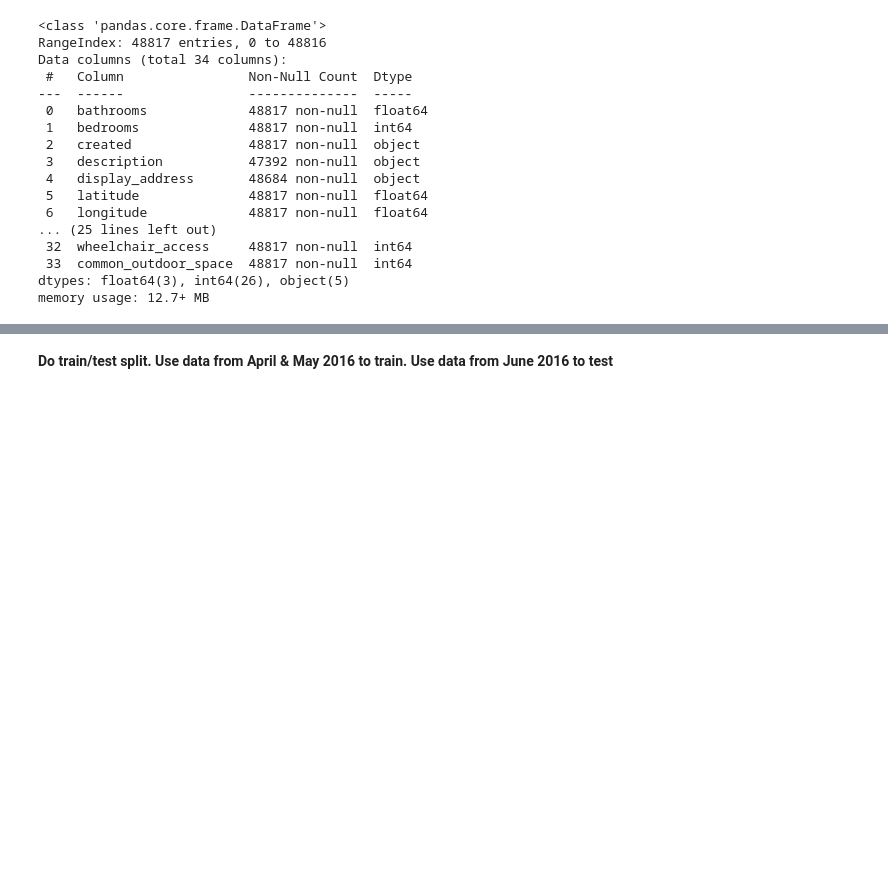
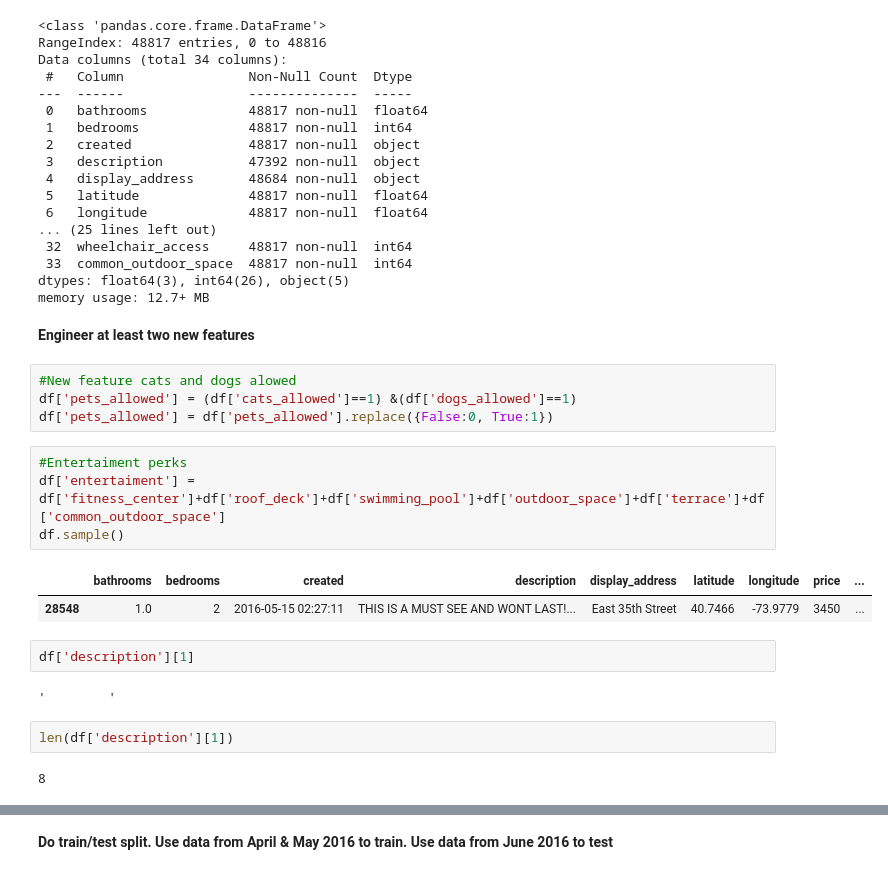
Before and after one commit to yestrella14/DS-Unit-2-Linear-Models, a Jupyter notebook: LS_DS_212_assignment.ipynb, the cells around one changed output, grey strips where cells are left out. Drawn from its saved outputs; the diff is of its cells as text; blank space fills up the shorter version.

```diff
--- a/LS_DS_212_assignment.ipynb
+++ b/LS_DS_212_assignment.ipynb
@@ -108,3 +108,24 @@ Data columns (total 34 columns):
  33  common_outdoor_space  48817 non-null  int64
 dtypes: float64(3), int64(26), object(5)
 memory usage: 12.7+ MB
+# %% [markdown]
+**Engineer at least two new features**
+# %%
+#New feature cats and dogs alowed
+df['pets_allowed'] = (df['cats_allowed']==1) &(df['dogs_allowed']==1)
+df['pets_allowed'] = df['pets_allowed'].replace({False:0, True:1})
+# %%
+#Entertaiment perks
+df['entertaiment'] = df['fitness_center']+df['roof_deck']+df['swimming_pool']+df['outdoor_space']+df['terrace']+df['common_outdoor_space']
+df.sample()
+# %% [output]
+|  | bathrooms | bedrooms | created | description | display_address | latitude | longitude | price | ... |
+| 28548 | 1.0 | 2 | 2016-05-15 02:27:11 | THIS IS A MUST SEE AND WONT LAST!... | East 35th Street | 40.7466 | -73.9779 | 3450 | ... |
+# %%
+df['description'][1]
+# %% [output]
+'        '
+# %%
+len(df['description'][1])
+# %% [output]
+8
```
Also changed, not shown: parts of 12 cells of this notebook.
